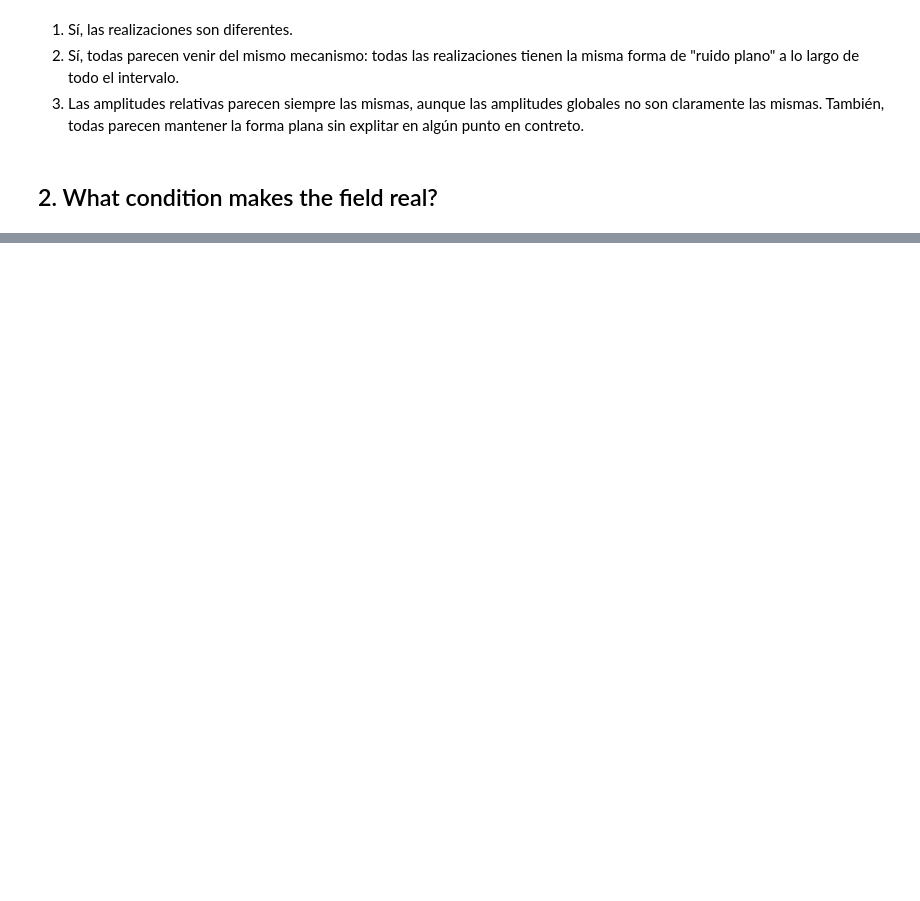
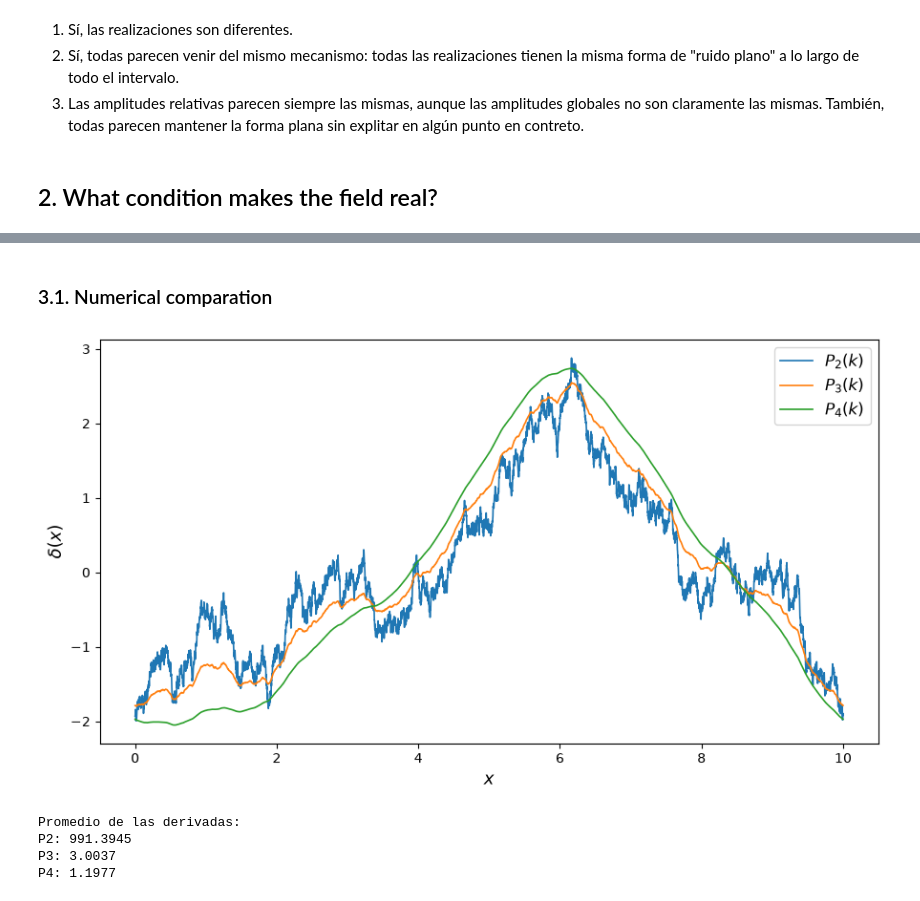
Before and after one commit to jairferrara/num-est, a Jupyter notebook: 03/03.ipynb, the cells around one changed output, grey strips where cells are left out. Saved outputs shown, nothing was run; the diff lists cells and outputs as text; code cells hidden in the pictures; blank space fills up the shorter version.

```diff
--- a/03/03.ipynb
+++ b/03/03.ipynb
@@ -92,0 +127,42 @@ plt.show()
+# %% [markdown]
+### 3.1. Numerical comparation
+# %%
+g = rng.spawn(1)[0]
+a, b = g.normal(size=N), g.normal(size=N) # mismas fases para los tres P(k)
+
+delta_k_three = np.empty((3, N), dtype=complex)
+for i in range(3):
+    A = np.sqrt(N ** 2 * Pk_arr[i] / L / 2) * (a + 1j * b)
+    A[0] = 0
+    A[N//2] = np.sqrt(2) * A[N//2].real
+    A[N//2+1:] = np.conj(A[1:N//2][::-1])
+    delta_k_three[i] = A
+
+delta_x_three = np.fft.ifft(delta_k_three, axis=1)
+
+plt.figure(figsize=(9, 5))
+for n, d in zip(range(2, 5), delta_x_three):
+    plt.plot(real_space, d.real, lw=1.2, label=f'$P_{n}(k)$')
+plt.xlabel('$x$', fontsize=13)
+plt.ylabel(r'$\delta(x)$', fontsize=13)
+plt.legend(fontsize=12)
+plt.tight_layout()
+plt.show()
+# %% [output]
+[figure, added]
+# %%
+ik = 1j * fourier_space_unshifted
+ik[N//2] = 0
+ddelta_x_three = np.asarray([np.fft.ifft(ik * delta_k_three[i]).real for i in range(3)])
+
+prom_three = np.asarray([np.mean(ddelta_x_three[i] ** 2) for i in range(3)])
+
+print(f"Promedio de las derivadas:")
+print(f"P2: {prom_three[0]:.4f}")
+print(f"P3: {prom_three[1]:.4f}")
+print(f"P4: {prom_three[2]:.4f}")
+# %% [output]
+Promedio de las derivadas:
+P2: 991.3945
+P3: 3.0037
+P4: 1.1977
```
Also changed, not shown: parts of 26 cells of this notebook.
